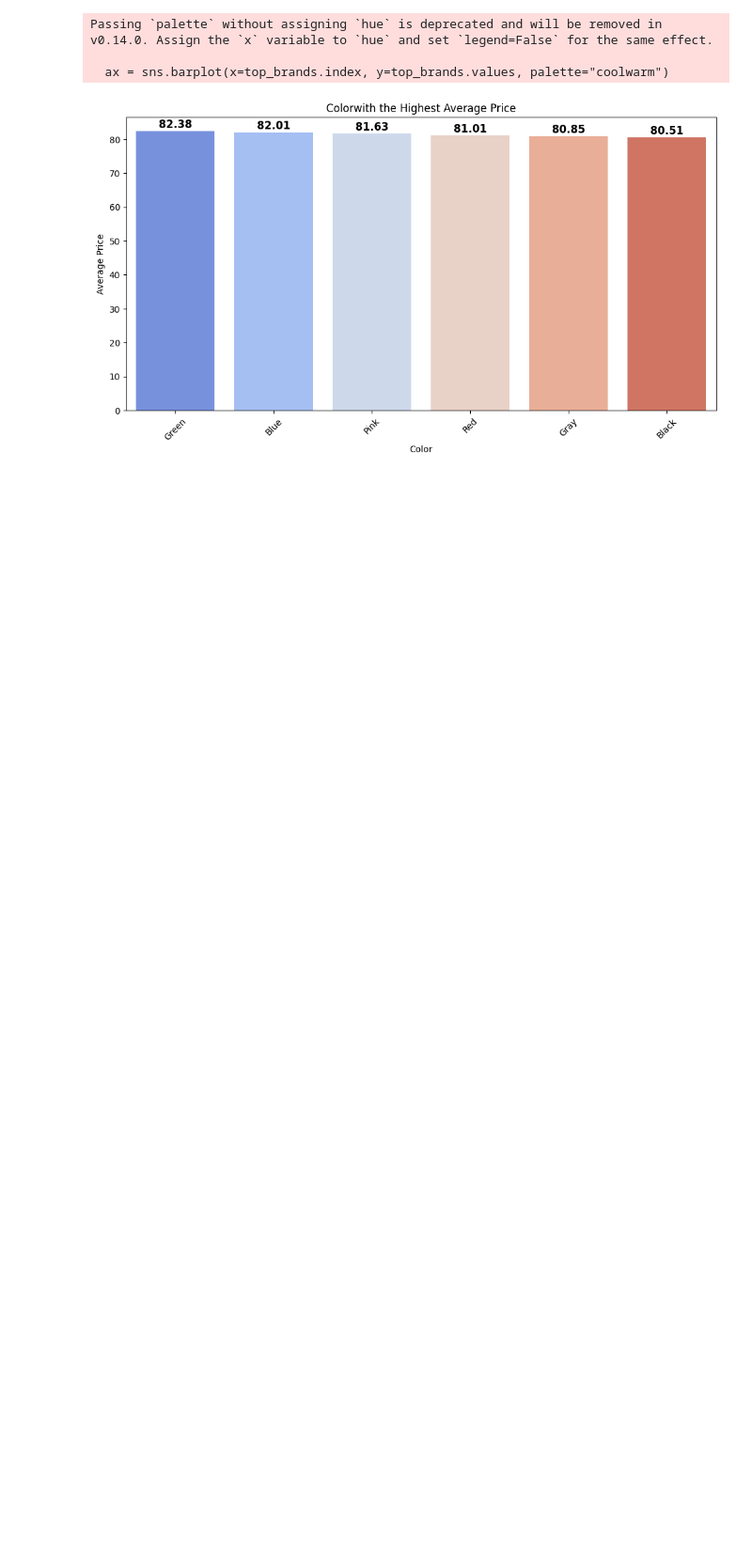
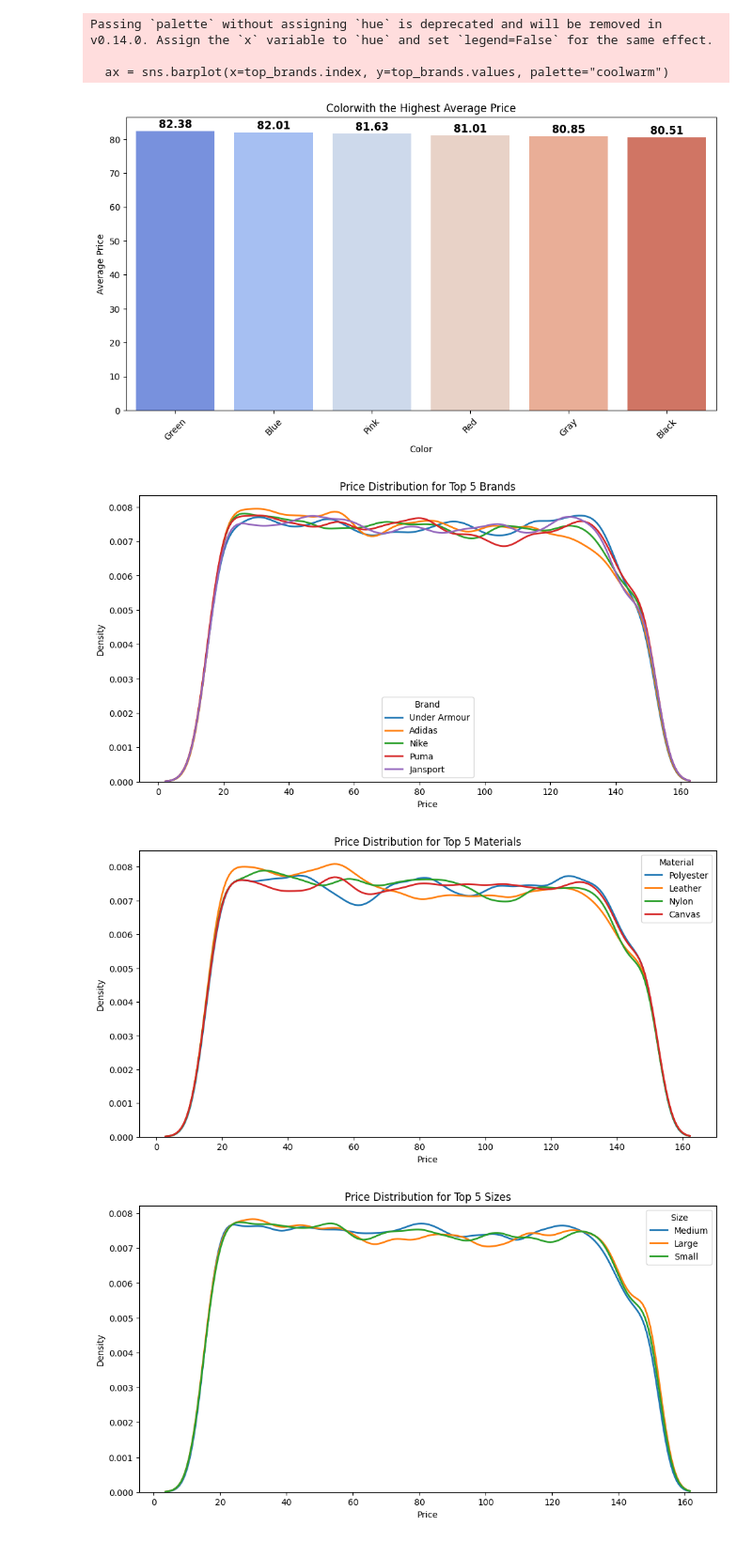
Before and after one commit to SusanketSarkar/kaggle-s5e2-backpack-prediction, a Jupyter notebook: eda.ipynb, the cells around one changed output. Shown at 94% size. Cells and saved outputs as stored; diff of their text form; code cells hidden in the pictures; blank space fills up the shorter version.

```diff
--- a/eda.ipynb
+++ b/eda.ipynb
@@ -2,5 +2,8 @@
 import numpy as np
 import pandas as pd
 # %%
-data = pd.read_csv("data/train.csv")
+data = pd.read_csv("data/train.csv").drop("id", axis = 1)
+ori = pd.read_csv("data/ori.csv")
 test = pd.read_csv("data/test.csv")
+# %%
+merged = pd.concat([data, ori], ignore_index=True)
@@ -71,8 +90,7 @@ import seaborn as sns
 
 def get_price_dist(col = "Brand"):
     # Group by brand and calculate the average price
-    prices = data.groupby(col)["Price"].mean().sort_values(ascending=False)
-    top_brands = prices
+    top_brands = data.groupby(col)["Price"].mean().sort_values(ascending=False)
 
     # Plot the top brands with the highest average prices
     plt.figure(figsize=(12, 6))
@@ -120,3 +138,30 @@ Passing `palette` without assigning `hue` is deprecated and will be removed in v
 
   ax = sns.barplot(x=top_brands.index, y=top_brands.values, palette="coolwarm")
 [figure]
+# %%
+import matplotlib.pyplot as plt
+import seaborn as sns
+
+def get_price_flows(data, col="Brand"):
+    # Get the top 5 brands based on the number of occurrences
+    top_brands = data[col].value_counts().index
+
+    # Plot the price distributions for each brand
+    plt.figure(figsize=(12, 6))
+
+    for brand in top_brands:
+        sns.kdeplot(data[data[col] == brand]["Price"], label=brand, linewidth=2)
+
+    plt.xlabel("Price")
+    plt.ylabel("Density")
+    plt.title(f"Price Distribution for Top 5 {col}s")
+    plt.legend(title=col)
+    plt.show()
+# %%
+object_cols = [col for col in data.columns if data[col].dtype == 'object']
+for i in object_cols:
+    get_price_flows(merged, i)
+# %% [output]
+[figure, added]
+[figure, added]
+[figure, added]
```
Also changed, not shown: parts of 3 cells of this notebook, 14 other files.
